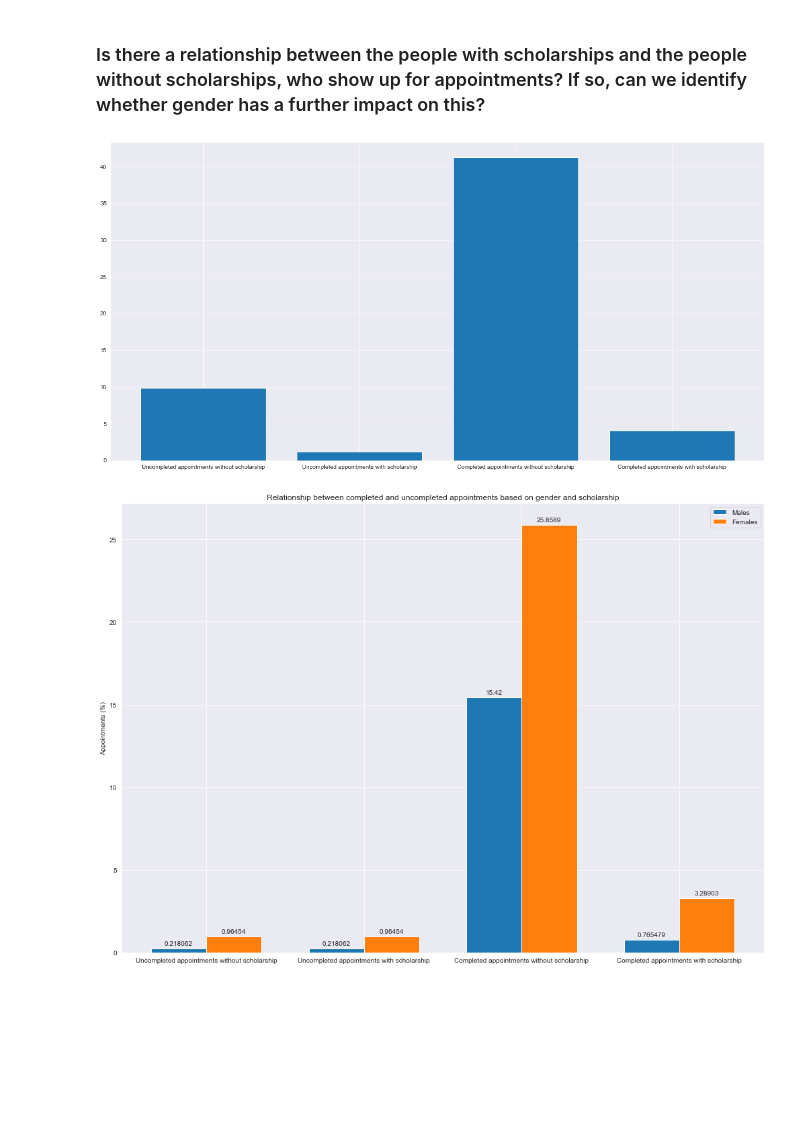
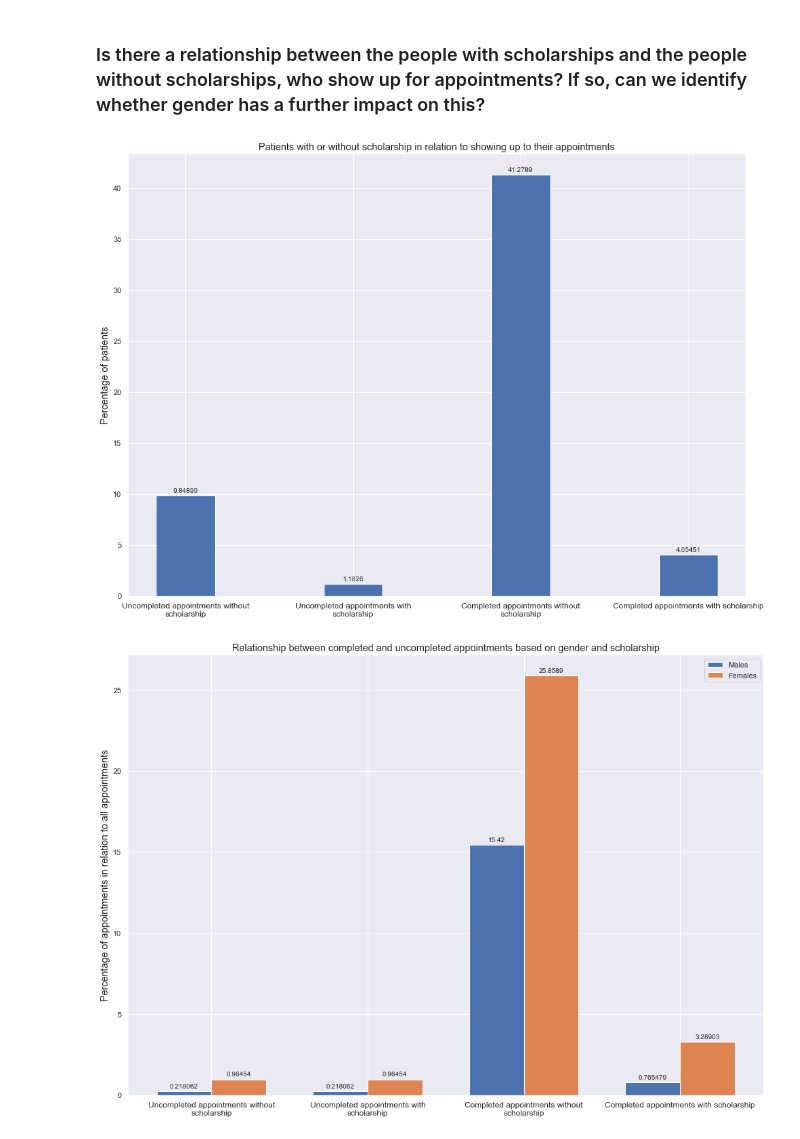
Before and after one commit to Melark/NoShow_Medical_DataSet_Analysis, a Jupyter notebook: Final.ipynb, the cells around one changed output. Saved outputs shown, nothing was run; the diff lists cells and outputs as text; code cells hidden in the pictures; blank space fills up the shorter version.

```diff
--- a/Final.ipynb
+++ b/Final.ipynb
@@ -192,6 +192,8 @@ df = df.query("age >= 0 and age <= 100")
 We will now attempt to dive deeper into the data and attempt some insights into what will more likely
 cause people not to show up for appointments
 # %%
+# let us define some helper functions
+
 def get_males(dataframe):
     return dataframe.query("gender == 'M'")
 
@@ -204,7 +206,17 @@ def get_uncompleted_appointments(dataframe):
 def get_completed_appointments(dataframe):
     return dataframe.query('no_show == 0')
 
+def wrap_xticklabels(ax, width, break_long_words=False):
+    wrapped_labels = []
+    for label in ax.get_xticklabels():
+        text = label.get_text()
+        wrapped_labels.append(textwrap.fill(text, width=width,
+                                    break_long_words=break_long_words))
+    ax.set_xticklabels(wrapped_labels, rotation=0)
+
 amount_of_appointments = df.drop_duplicates('appointment_id').value_counts()
+completed_appointments = get_completed_appointments(df)
+uncompleted_appointments = get_uncompleted_appointments(df)
 
 appointments_with_scholarship = df.query("scholarship == 1")
 appointments_without_scholarship = df.query("scholarship == 0")
@@ -222,22 +234,36 @@ males_without_scholarship = get_males(patients_without_scholarship)
 # %%
 all_appointments = len(df.appointment_id.value_counts())
 
 uncompleted_wo_scholarship = len(get_uncompleted_appointments(patients_without_scholarship)) / all_appointments * 100
 uncompleted_w_scholarship = len(get_uncompleted_appointments(patients_with_scholarship)) / all_appointments * 100
 
 completed_wo_scholarship = len(get_completed_appointments(patients_without_scholarship)) / all_appointments * 100
 completed_w_scholarship = len(get_completed_appointments(patients_with_scholarship)) / all_appointments * 100
 
-columns = ["Uncompleted appointments without scholarship","Uncompleted appointments with scholarship", "Completed appointments without scholarship","Completed appointments with scholarship"]
+labels = ["Uncompleted appointments without scholarship","Uncompleted appointments with scholarship", "Completed appointments without scholarship","Completed appointments with scholarship"]
 values = [uncompleted_wo_scholarship,uncompleted_w_scholarship,completed_wo_scholarship, completed_w_scholarship]
 
-plt.suptitle = "Relationship of people with a scholarship compared to the amount of no-shows"
-plt.ylabel = "Percentage of all appointments"
-plt.xlabel = "Number of people"
-plt.figure(figsize=(20,10))
-plt.bar(columns,values);
+x = np.arange(len(labels))  # the label locations
+width = 0.35  # the width of the bars
+
+fig, ax = plt.subplots()
+fig.set_figheight(10)
+fig.set_figwidth(14)
+
+bar_data = ax.bar(x, values, width)
+
+ax.set_title('Patients with or without scholarship in relation to showing up to their appointments', fontsize="x-large")
+ax.set_ylabel('Percentage of patients', fontsize="x-large")
+ax.set_xticks(x, labels, fontsize="large")
+wrap_xticklabels(ax,40)
+
+ax.bar_label(bar_data, padding=3)
+
+fig.tight_layout()
+
+plt.show();
 # %% [output]
-[figure, old version]
+[figure, new version]
 # %%
 females_uws = len(get_uncompleted_appointments(females_with_scholarship)) / all_appointments * 100
 females_uwos = len(get_uncompleted_appointments(females_without_scholarship)) / all_appointments * 100
@@ -264,10 +290,12 @@ males_bar = ax.bar(x - width/2, males, width, label='Males')
 females_bar = ax.bar(x + width/2, females, width, label='Females')
 
 # Add some text for labels, title and custom x-axis tick labels, etc.
-ax.set_ylabel('Appointments (%)')
-ax.set_title('Relationship between completed and uncompleted appointments based on gender and scholarship')
-ax.set_xticks(x, labels)
+ax.set_ylabel('Percentage of appointments in relation to all appointments', fontsize="x-large")
+ax.set_title('Relationship between completed and uncompleted appointments based on gender and scholarship', fontsize="x-large")
+ax.set_xticks(x, labels, fontsize="large")
 ax.legend()
+
+wrap_xticklabels(ax,40)
 
 ax.bar_label(males_bar, padding=3)
 ax.bar_label(females_bar, padding=3)
@@ -276,4 +304,4 @@ fig.tight_layout()
 
 plt.show();
 # %% [output]
-[figure, old version]
+[figure, new version]
```
Also changed, not shown: parts of 11 cells of this notebook.
